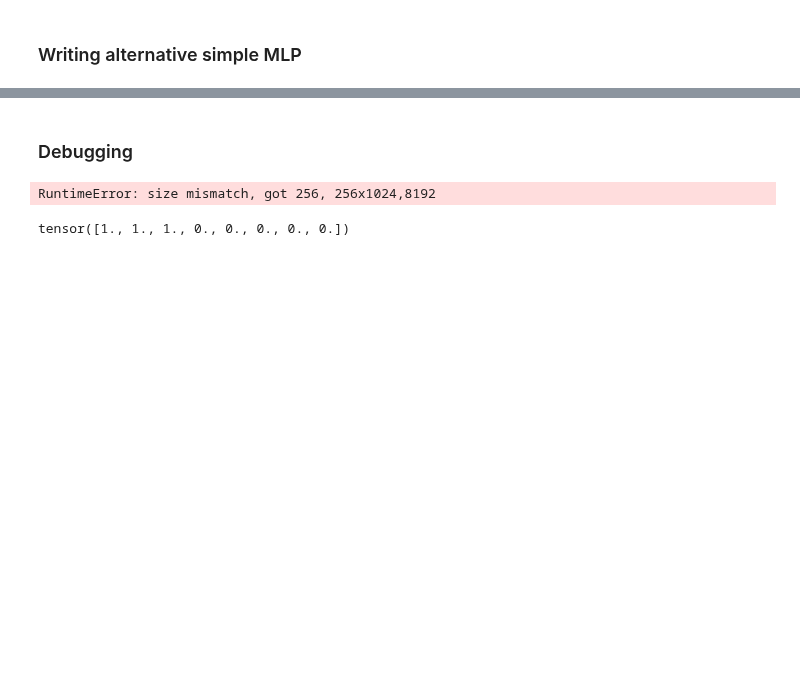
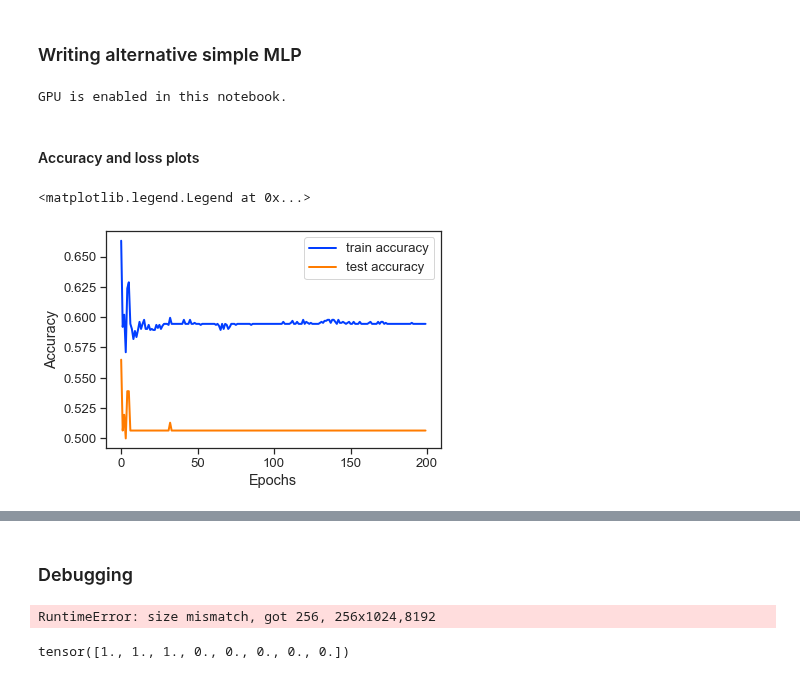
Before and after one commit to NevVerVer/Neuromatch_2022_EcoG_movements, a Jupyter notebook: dataset_exploration/train_baseline_model.ipynb, the cells around one changed output, grey strips where cells are left out. Cells and saved outputs as stored; diff of their text form; code cells hidden in the pictures; blank space fills up the shorter version.

Commit message:
trained dumb model for comparison

```diff
--- a/dataset_exploration/train_baseline_model.ipynb
+++ b/dataset_exploration/train_baseline_model.ipynb
@@ -573,6 +440,11 @@ def run_nn(args, model, train_loader, test_loader):
         train_acc_list.append(train_acc)
         test_acc_list.append(test_acc)
 
+    trained_model._performance = {'test_acc': test_acc_list,
+                                  'train_acc': train_acc_list,
+                                  'test_loss': test_loss_list,
+                                  'train_loss': train_loss_list}
+
     return test_acc_list, train_acc_list, test_loss_list, train_loss_list, trained_model
 # %%
 print(model)
@@ -712,0 +573,28 @@ class SomeNET(nn.Module):
+# %%
+os.environ['CUDA_LAUNCH_BLOCKING'] = "0"
+
+DEVICE = set_device()
+
+args = {'n_epochs': 200,
+        'device': DEVICE,
+        'lr': 1e-3,
+        'momentum': 0.9,
+        'lambda_l1': 0.1,
+        'lambda_l2': 0.1}
+
+model = SomeNET().float().to(DEVICE)
+
+test_acc_list, train_acc_list, test_loss_list, train_loss_list, trained_model = run_nn(args, model, train_loader, test_loader)
+# %% [output]
+GPU is enabled in this notebook.
+# %% [markdown]
+#### Accuracy and loss plots
+# %%
+plt.plot(np.arange(args['n_epochs']), train_acc_list, label='train accuracy', linewidth=2)
+plt.plot(np.arange(args['n_epochs']), test_acc_list, label='test accuracy', linewidth=2)
+plt.xlabel('Epochs')
+plt.ylabel("Accuracy")
+plt.legend()
+# %% [output]
+<matplotlib.legend.Legend at 0x...>
+[figure, added]
```
Also changed, not shown: parts of 16 cells of this notebook.
